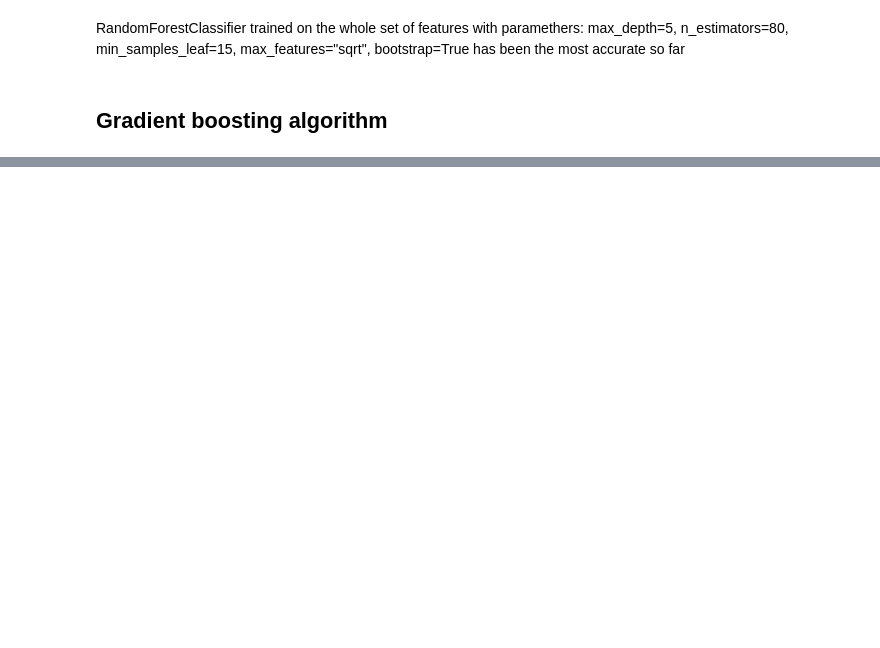
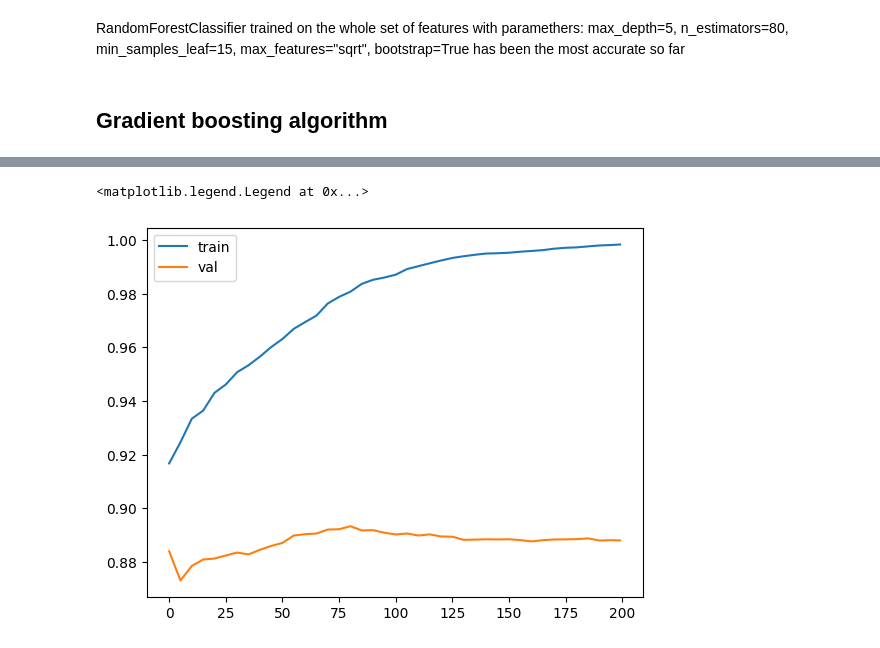
Before and after one commit to KatePril/admission-prediction, a Jupyter notebook: notebook.ipynb, the cells around one changed output, grey strips where cells are left out. Saved outputs shown, nothing was run; the diff lists cells and outputs as text; code cells hidden in the pictures; blank space fills up the shorter version.

```diff
--- a/notebook.ipynb
+++ b/notebook.ipynb
@@ -850,0 +908,25 @@ RandomForestClassifier trained on the whole set of features with paramethers: ma
+# %%
+def parse_xgb_res(output):
+    results = []
+
+    for line in output.strip().split('\n'):
+        num, train_line, val_line = line.split('\t')
+
+        n = int(num.strip('[]'))
+        train = float(train_line.split(':')[1])
+        val = float(val_line.split(':')[1])
+
+        results.append((n, train, val))
+
+    columns = ['iter', 'train_auc', 'val_auc']
+    df_results = pd.DataFrame(results, columns=columns)
+    return df_results
+# %%
+data_score = parse_xgb_res(output.stdout)
+# %%
+plt.plot(data_score.iter, data_score.train_auc, label='train')
+plt.plot(data_score.iter, data_score.val_auc, label='val')
+plt.legend()
+# %% [output]
+<matplotlib.legend.Legend at 0x...>
+[figure, added]
```
Also changed, not shown: parts of 62 cells of this notebook.
